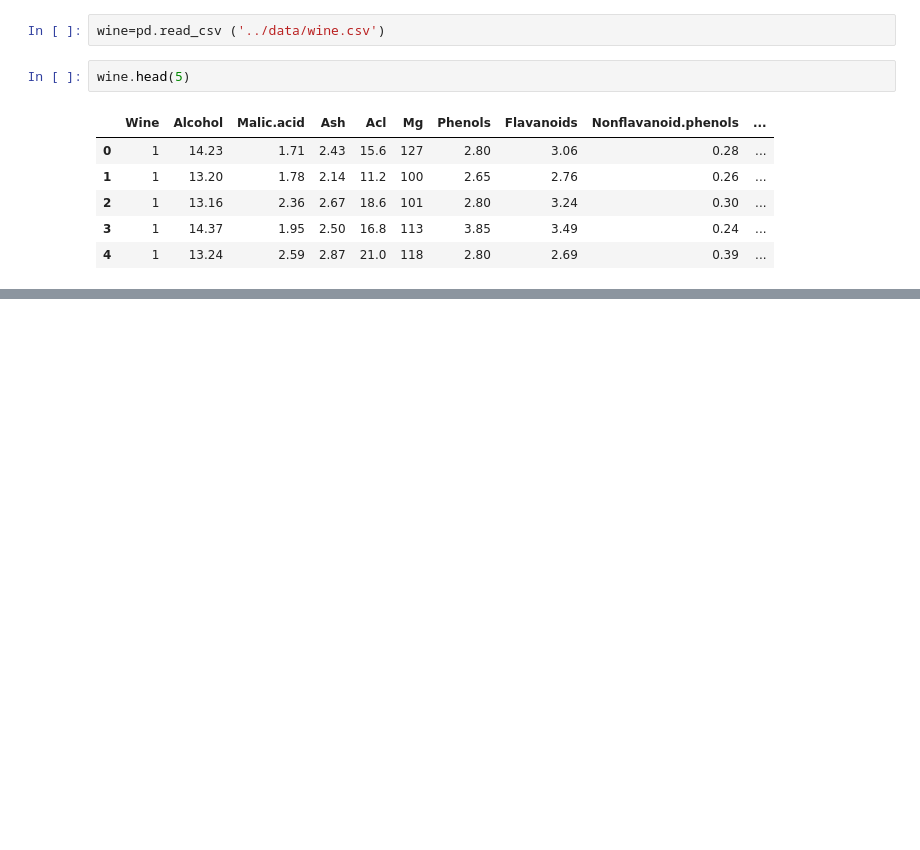
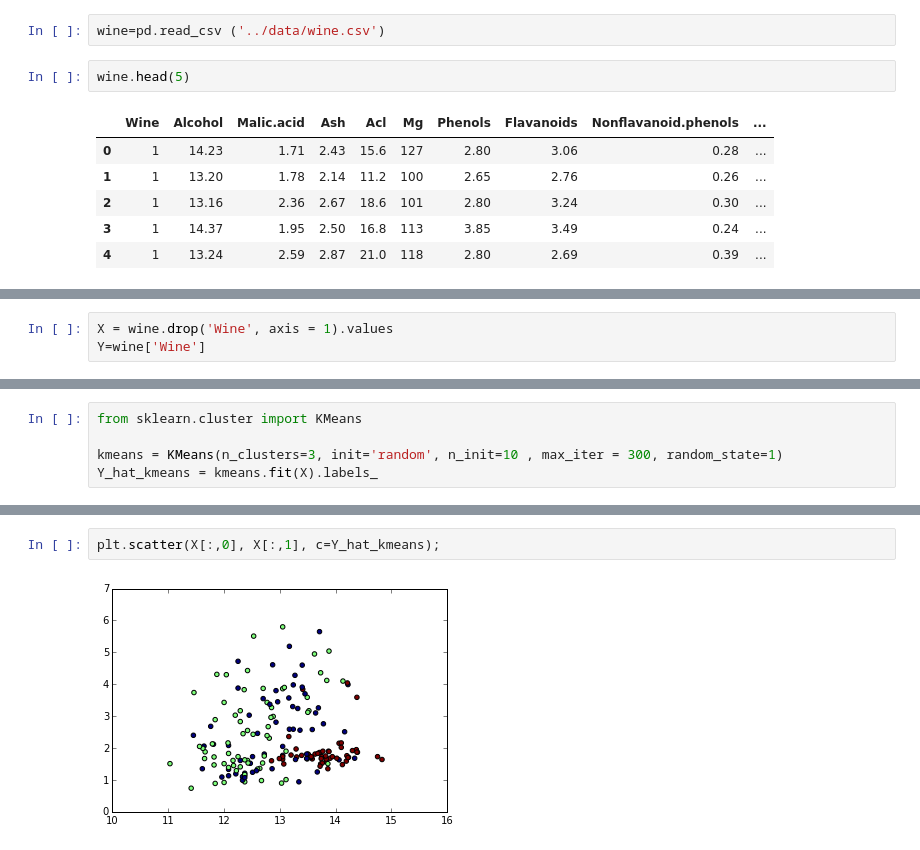
Before and after one commit to DKAllgeier/DAT_SF_11, a Jupyter notebook: homeworks/hw4/hw_4-DKA.ipynb, the cells around one changed output, grey strips where cells are left out. Cells and saved outputs as stored; diff of their text form; blank space fills up the shorter version.

```diff
--- a/homeworks/hw4/hw_4-DKA.ipynb
+++ b/homeworks/hw4/hw_4-DKA.ipynb
@@ -32,0 +40,3 @@ wine.head(5)
+# %%
+X = wine.drop('Wine', axis = 1).values
+Y=wine['Wine']
@@ -32,0 +59,5 @@ wine.head(5)
+# %%
+from sklearn.cluster import KMeans
+
+kmeans = KMeans(n_clusters=3, init='random', n_init=10 , max_iter = 300, random_state=1)
+Y_hat_kmeans = kmeans.fit(X).labels_
@@ -32,0 +83,4 @@ wine.head(5)
+# %%
+plt.scatter(X[:,0], X[:,1], c=Y_hat_kmeans);
+# %% [output]
+[figure, added]
```
Also changed, not shown: parts of 25 cells of this notebook, 1 other file.
